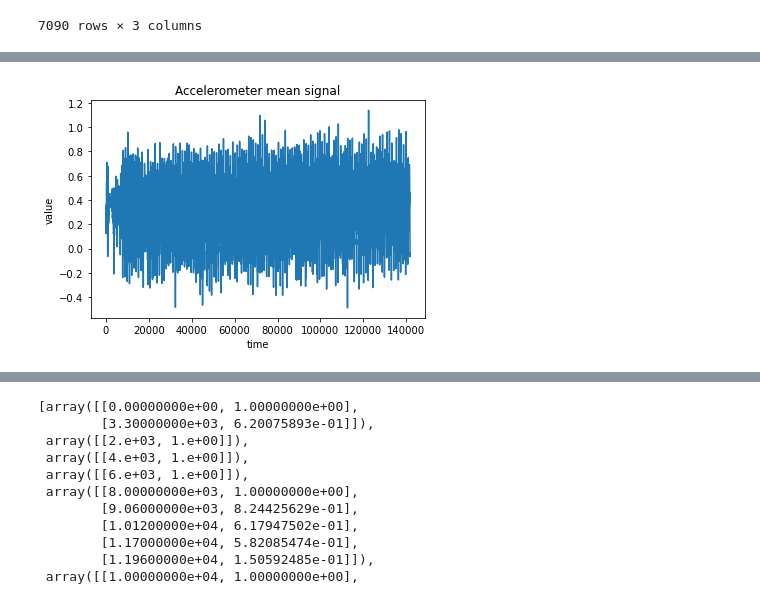
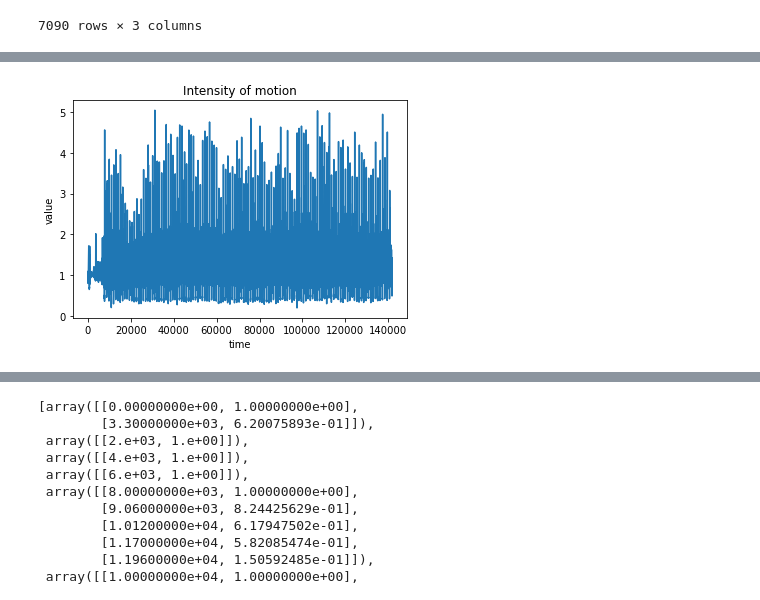
Before and after one commit to b-elamine/gaitAnalysis, a Jupyter notebook: autocorr.ipynb, the cells around one changed output, grey strips where cells are left out. Saved outputs shown, nothing was run; the diff lists cells and outputs as text; code cells hidden in the pictures.

```diff
--- a/autocorr.ipynb
+++ b/autocorr.ipynb
@@ -86,10 +72,10 @@ See the caveats in the documentation: https://pandas.pydata.org/pandas-docs/stab
 # %%
 #Vizualizing original mean signal
 
-plt.plot(data["t ms"],data["mean"])
+plt.plot(data["t ms"],data["mag"])
 plt.xlabel('time')
 plt.ylabel('value')
-plt.title('Accelerometer mean signal')
+plt.title('Intensity of motion')
 plt.show()
 # %% [output]
-[figure, old version]
+[figure, new version]
```
Also changed, not shown: parts of 7 cells of this notebook.
